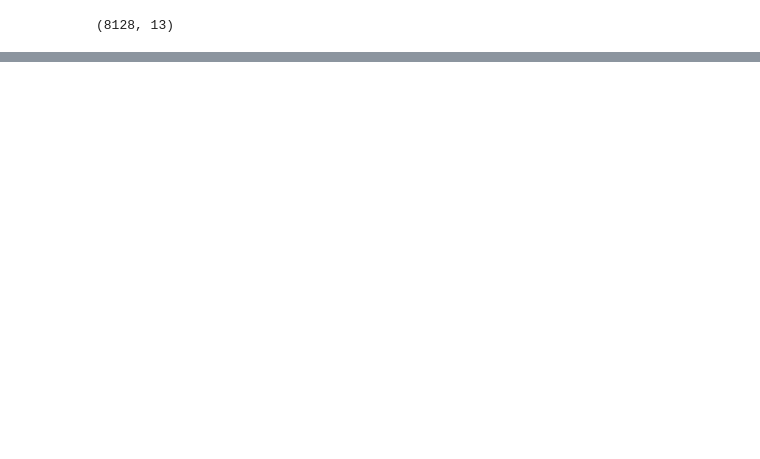
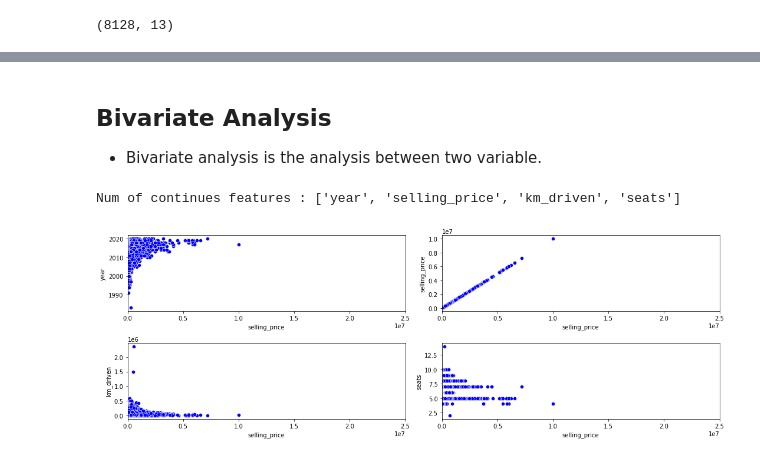
Before and after one commit to Rakeshgoud2002/CAR-DATA-ANALYSIS, a Jupyter notebook: CAR_DATA_ANALYSIS.ipynb, the cells around one changed output, grey strips where cells are left out. Saved outputs shown, nothing was run; the diff lists cells and outputs as text; code cells hidden in the pictures; blank space fills up the shorter version.

```diff
--- a/CAR_DATA_ANALYSIS.ipynb
+++ b/CAR_DATA_ANALYSIS.ipynb
@@ -297,0 +191,11 @@ sns.barplot(x='selling_price', y='transmission' ,data=df);
+# %%
+# categorical columns
+plt.figure(figsize=(20, 15))
+plt.suptitle('Univariate Analysis of Categorical Features', fontsize=20, fontweight='bold', alpha=0.8, y=1.)
+cat1 = [ 'name', 'seller_type', 'fuel', 'transmission']
+for i in range(0, len(cat1)):
+    plt.subplot(2, 2, i+1)
+    sns.countplot(x=df[cat1[i]])
+    plt.xlabel(cat1[i])
+    plt.xticks(rotation=45)
+    plt.tight_layout()
@@ -297,0 +224,21 @@ sns.barplot(x='selling_price', y='transmission' ,data=df);
+# %% [markdown]
+## Bivariate Analysis
+
+
+  - Bivariate analysis is the analysis between two variable.
+# %%
+continues_features=[feature for feature in numeric_features if len(df[feature].unique())>=10]
+print('Num of continues features :',continues_features)
+# %% [output]
+Num of continues features : ['year', 'selling_price', 'km_driven', 'seats']
+# %%
+fig = plt.figure(figsize=(15, 20))
+
+for i in range(0, len(continues_features)):
+    ax = plt.subplot(8, 2, i+1)
+
+    sns.scatterplot(data= df ,x='selling_price', y=continues_features[i], color='b')
+    plt.xlim(0,25000000) # Limit to 25 lakhs Rupees to view clean
+    plt.tight_layout()
+# %% [output]
+[figure, added]
```
Also changed, not shown: parts of 87 cells of this notebook.
